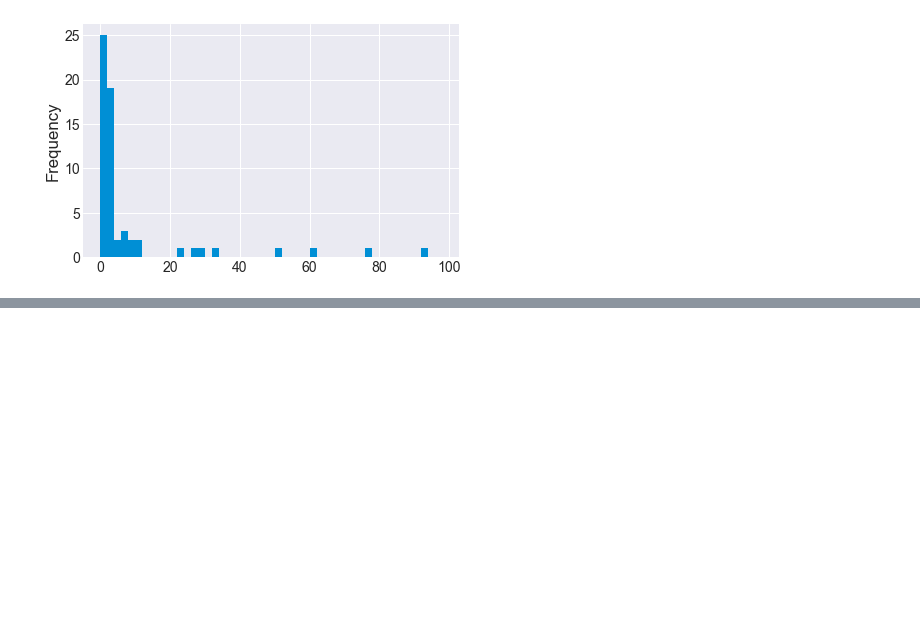
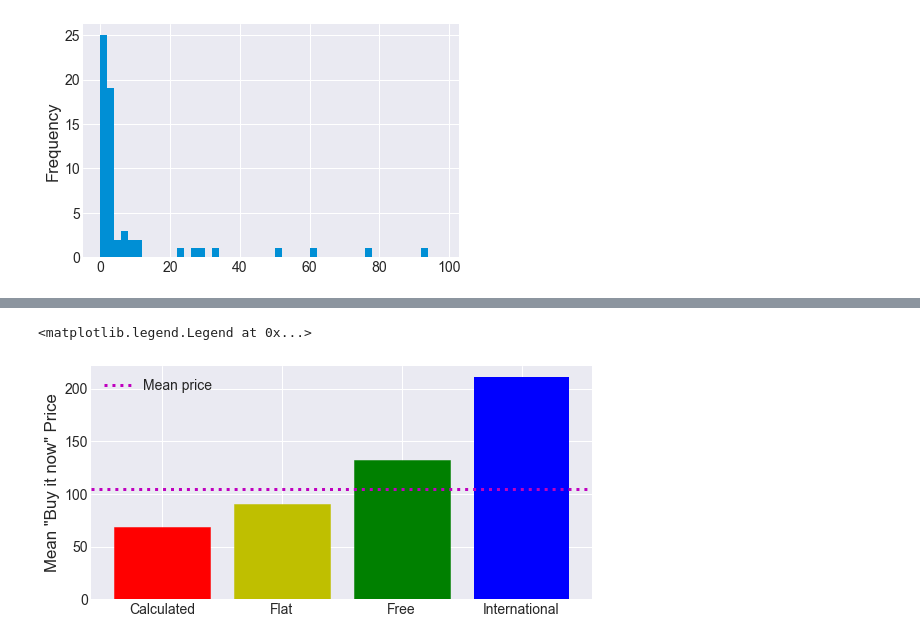
Before and after one commit to slevin886/Roman_Coin_Pricing, a Jupyter notebook: Roman_Coin_EDA .ipynb, the cells around one changed output, grey strips where cells are left out. Drawn from its saved outputs; the diff is of its cells as text; code cells hidden in the pictures; blank space fills up the shorter version.

Commit message:
added charts, dropped outliers, scraped emperor list

```diff
--- a/Roman_Coin_EDA .ipynb
+++ b/Roman_Coin_EDA .ipynb
@@ -106,0 +132,26 @@ df['watchCount'].value_counts(dropna=False).plot(kind='hist', bins=np.arange(0,
+# %%
+df['shippingType'] = df['shippingType'].apply(lambda x: 'International' if x in ['CalculatedDomesticFlatInternational',
+                                                                                'FlatDomesticCalculatedInternational'] else x)
+# %%
+#dropping outliers from the dataset
+outliers = df.loc[df['buyItNowPrice'] > 300]
+df = df.drop([6117, 6120, 6130, 6163, 6184, 6229, 6325, 6334, 6632, 6633, 6644,
+            6991, 7105, 7106, 8080, 8268, 9451,  135, 1281, 2067, 2310, 2718,
+            2877, 2878, 2955, 3497, 3655, 3677, 3683, 4331, 4332, 4337, 4839,
+            4841, 4842], axis=0)
+# %%
+shipping_graph = df.groupby('shippingType', as_index=False)['buyItNowPrice'].mean()
+shipping_graph = shipping_graph.loc[shipping_graph['shippingType'].isin(['Calculated', 'Flat', 'Free', 'International'])]
+
+fig, ax = plt.subplots(figsize=(8, 4))
+barlist = plt.bar(shipping_graph['shippingType'], shipping_graph['buyItNowPrice'], color='blue')
+barlist[0].set_color('r')
+barlist[1].set_color('y')
+barlist[2].set_color('g')
+plt.axhline(df['buyItNowPrice'].mean(), lw=3, c='m', ls='dotted', label='Mean price')
+plt.ylabel('Mean "Buy it now" Price')
+plt.legend()
+plt.title('Cos')
+# %% [output]
+<matplotlib.legend.Legend at 0x...>
+[figure, added]
```
Also changed, not shown: parts of 5 cells of this notebook.
